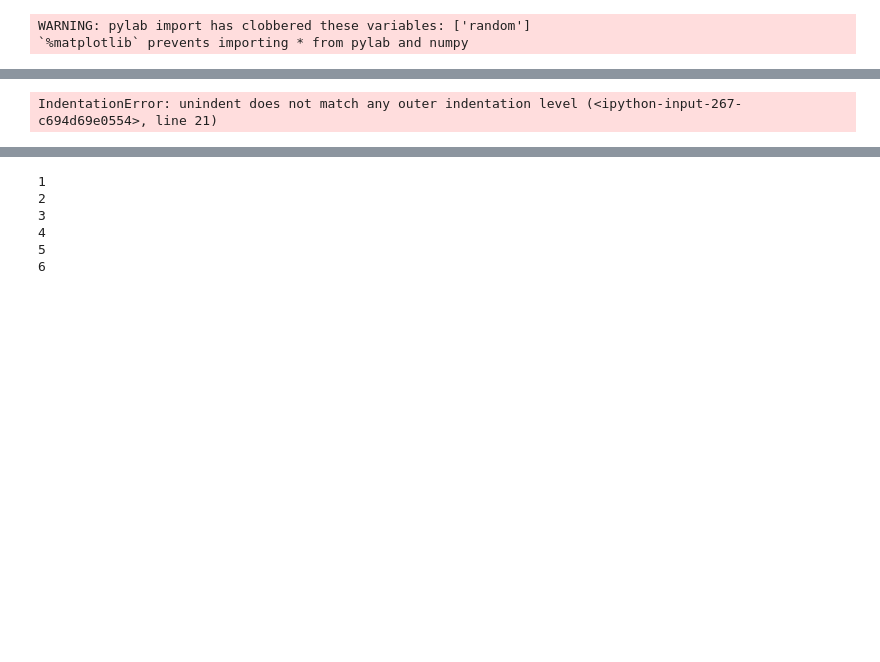
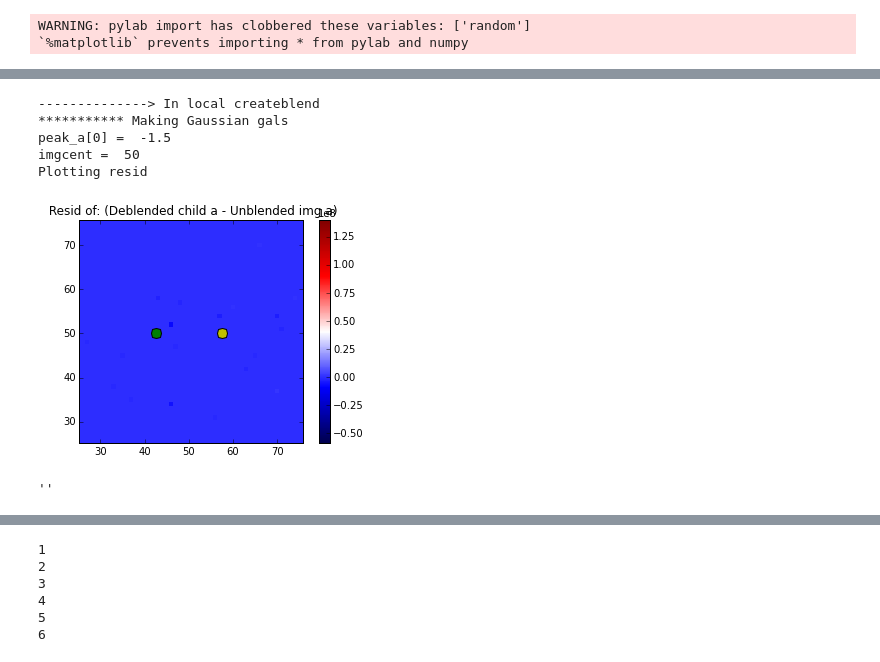
Before and after one commit to alvarezcl/galsim_work, a Jupyter notebook: mssgversion_code/mssg_sersicDeblendAndPlotResids.ipynb, the cells around one changed output, grey strips where cells are left out. Saved outputs shown, nothing was run; the diff lists cells and outputs as text; code cells hidden in the pictures; blank space fills up the shorter version.

```diff
--- a/mssgversion_code/mssg_sersicDeblendAndPlotResids.ipynb
+++ b/mssgversion_code/mssg_sersicDeblendAndPlotResids.ipynb
@@ -502,7 +572,7 @@ for size_bTOa in [1.0, 1.5]:
 
 blend, unblends = create_blend(peak_a, peak_b, e1a = e1ain,  e2a = e2ain, e1b = e1bin ,e2b = e2bin, imgsize= imsize,
                                pixelscale = pixel_scale, mrkrsize = 10,
-                               psetval = 1, galtype='G', verbose = verbose, plotflag =  plotflag)
+                               psetval = 1, galtype='G', verbose = verbose)
 
 
 if plotflag > presetval:
@@ -511,35 +581,42 @@ if plotflag > presetval:
         print " >>>>>> Plotting blend.array - (unblends[0].array + unblends[1].array)  "
     plt.imshow( blend.array - (unblends[0].array + unblends[1].array) , origin='lower',  interpolation='none' );
     plt.colorbar()
     plt.show()
 
 
 ########## Plot template
 if plotflag > presetval:
     pltname = " Template obj a "
     pltcontent = template_fractions[0]
-   if (plotflag > -1):
+
+    if (plotflag > -1):
         makeplot(pltname, pltcontent, centre=center)
 
 ######### Plot children
     ### Obj a
 
     peakval = unblends[0].array[acent[0], acent[1]]
     if (verbose > 0):
         print " peakval = ", peakval
 
 if plotflag > presetval-2:
     if (verbose > 0):
         print "Plotting resid"
     pltname = " Resid of: (Deblended child a - Unblended img a) ";        # If we want to Nze: / peak val of a
     peakval = unblends[0].array[acent[0], acent[1]]
     pltcontent = (children[0] - unblends[0].array)
 
     if (plotflag > -1):
         makeplot(pltname, pltcontent, centre=center)
 ;
 # %% [output]
-IndentationError: unindent does not match any outer indentation level (<ipython-input-267-c694d69e0554>, line 21)
+--------------> In local createblend
+*********** Making Gaussian gals
+peak_a[0] =  -1.5
+imgcent =  50
+Plotting resid
+[figure, added]
+''
 # %%
 
 ##################  Not currently using this, and it's not fully written out, either (1/17/2016)
```
Also changed, not shown: parts of 7 cells of this notebook.
